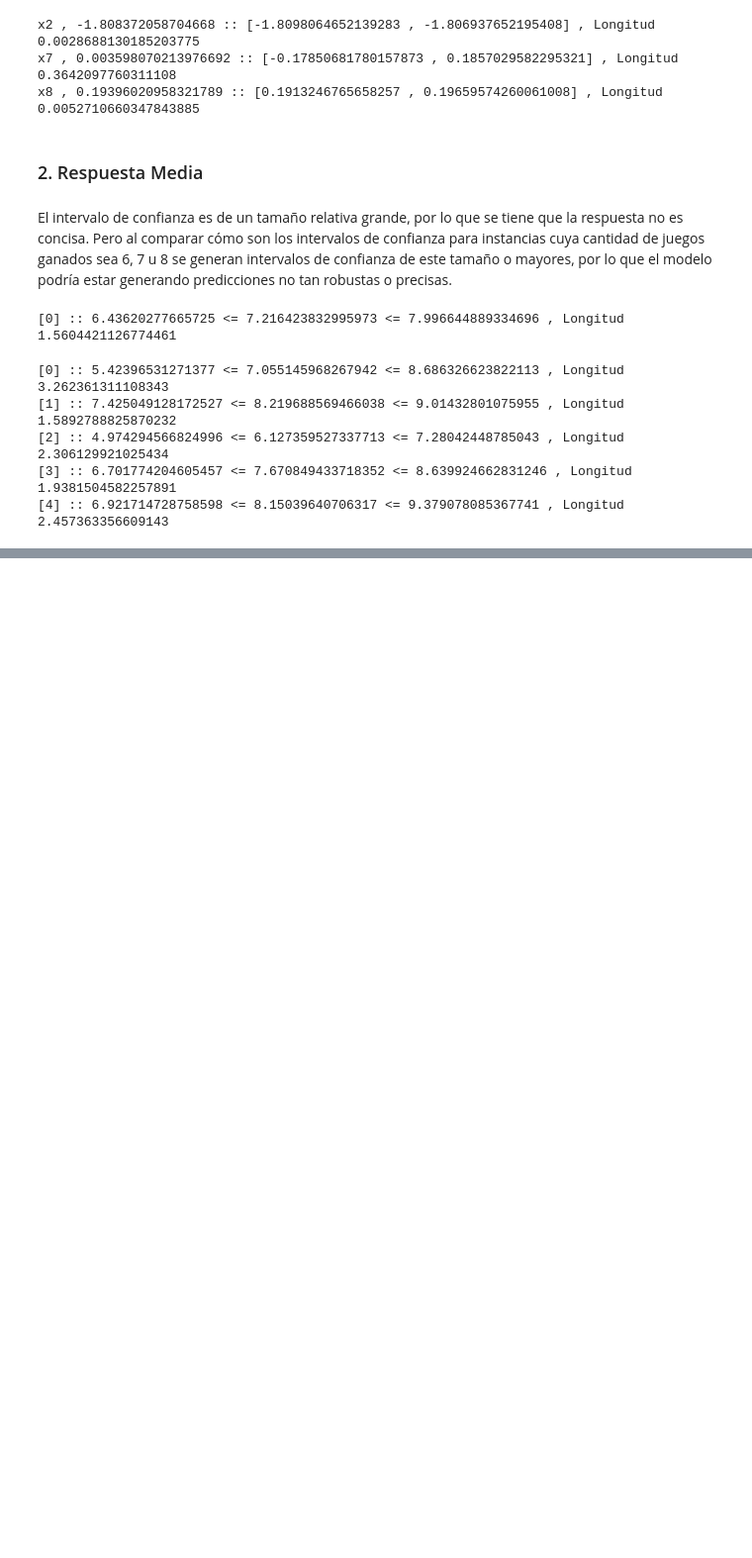
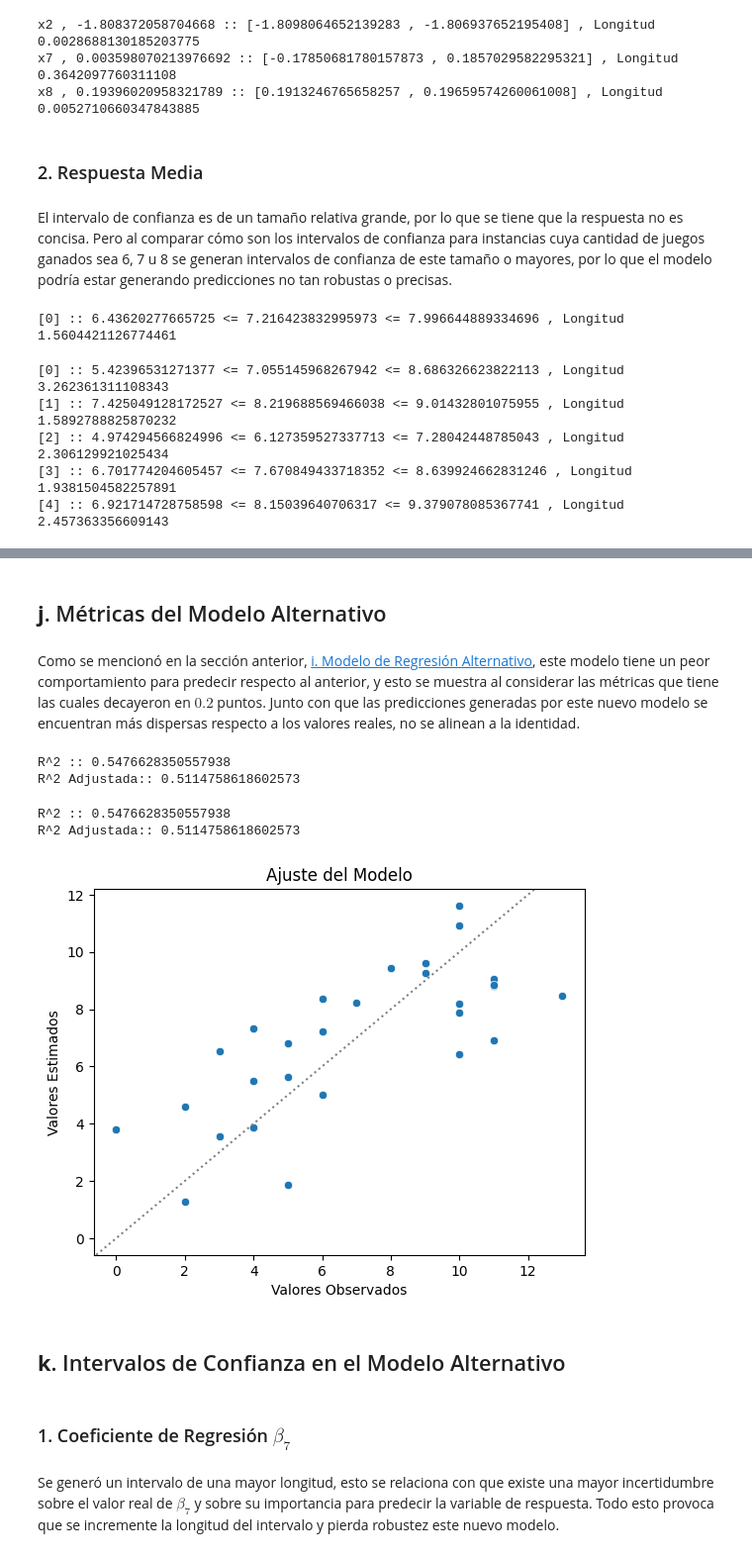
Before and after one commit to alexisuaguilaru/EstadisticaMultivariada, a Jupyter notebook: RegresionMultiple/Tareas/Tarea_01.ipynb, the cells around one changed output, grey strips where cells are left out. Shown at 99% size. Cells and saved outputs as stored; diff of their text form; code cells hidden in the pictures; blank space fills up the shorter version.

```diff
--- a/RegresionMultiple/Tareas/Tarea_01.ipynb
+++ b/RegresionMultiple/Tareas/Tarea_01.ipynb
@@ -526,0 +531,21 @@ ConfidenceIntervalsMeanResponse(
+# %%
+# Ajuste de Modelo Alternativo usando Funciones de Python
+
+FeaturesModel_Alt = ['x7','x8']
+
+LinearModel_Alt = smf.ols(
+    f"{TargetLabel} ~ " + ' + '.join(FeaturesModel_Alt),
+    data = DatasetFutbol,
+).fit()
+# %%
+# Ajuste de Modelo Alternativo de forma Manual
+
+DataMatrixX_Alt = np.concat(
+        [
+            np.ones((SizeN,1)),
+            DatasetFutbol[FeaturesModel_Alt].to_numpy()
+        ],
+        axis=1,
+    )
+
+EstimateBetas_Alt = np.linalg.inv(DataMatrixX_Alt.T@DataMatrixX_Alt) @ DataMatrixX_Alt.T @ RealValuesY
@@ -526,0 +566,53 @@ ConfidenceIntervalsMeanResponse(
+# %% [markdown]
+## **j**. Métricas del Modelo Alternativo
+# %% [markdown]
+Como se mencionó en la sección anterior, [i. Modelo de Regresión Alternativo](#i-modelo-de-regresión-alternativo), este modelo tiene un peor comportamiento para predecir respecto al anterior, y esto se muestra al considerar las métricas que tiene las cuales decayeron en $0.2$ puntos. Junto con que las predicciones generadas por este nuevo modelo se encuentran más dispersas respecto a los valores reales, no se alinean a la identidad.
+# %%
+# Scores usando el Modelo
+
+print(f'R^2 :: {LinearModel_Alt.rsquared}')
+print(f'R^2 Adjustada:: {LinearModel_Alt.rsquared_adj}')
+# %% [output]
+R^2 :: 0.5476628350557938
+R^2 Adjustada:: 0.5114758618602573
+# %%
+# Scores usando Operaciones Manuales
+
+RSquared = float.__truediv__(*ANOVA_Alt['Suma de Cuadrados'][['Regresión','Total']])
+RSquared_Adj = 1-((1-RSquared)*ANOVA_Alt.loc['Total','Grados de Libertad'])/(ANOVA_Alt.loc['Residuales','Grados de Libertad'])
+
+print(f'R^2 :: {RSquared}')
+print(f'R^2 Adjustada:: {RSquared_Adj}')
+# %% [output]
+R^2 :: 0.5476628350557938
+R^2 Adjustada:: 0.5114758618602573
+# %%
+# Plot de los valores esperados (observados) y estimados
+
+fig , axes = plt.subplots()
+
+EstimateValuesY_Alt = DataMatrixX_Alt@EstimateBetas_Alt
+sns.scatterplot(
+    x = RealValuesY[:,0],
+    y = EstimateValuesY_Alt[:,0],
+    ax = axes,
+)
+
+axes.axline(
+    (0,0),
+    slope = 1,
+    color = 'gray',
+    linestyle = ':',
+)
+
+axes.set_title('Ajuste del Modelo')
+axes.set_xlabel('Valores Observados')
+axes.set_ylabel('Valores Estimados');
+# %% [output]
+[figure, added]
+# %% [markdown]
+## **k**. Intervalos de Confianza en el Modelo Alternativo
+# %% [markdown]
+### 1. Coeficiente de Regresión $\beta_7$
+# %% [markdown]
+Se generó un intervalo de una mayor longitud, esto se relaciona con que existe una mayor incertidumbre sobre el valor real de $\beta_7$ y sobre su importancia para predecir la variable de respuesta. Todo esto provoca que se incremente la longitud del intervalo y pierda robustez este nuevo modelo.
```
Also changed, not shown: parts of 8 cells of this notebook.
